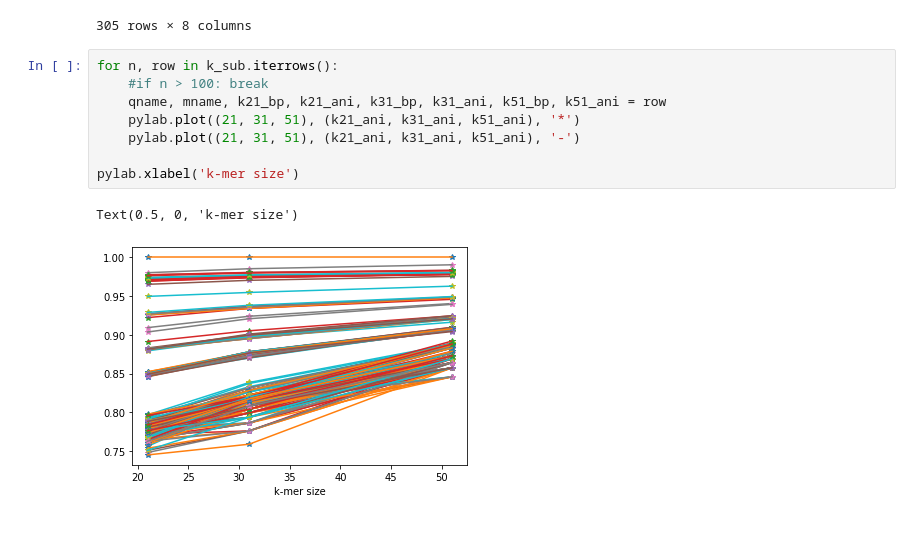
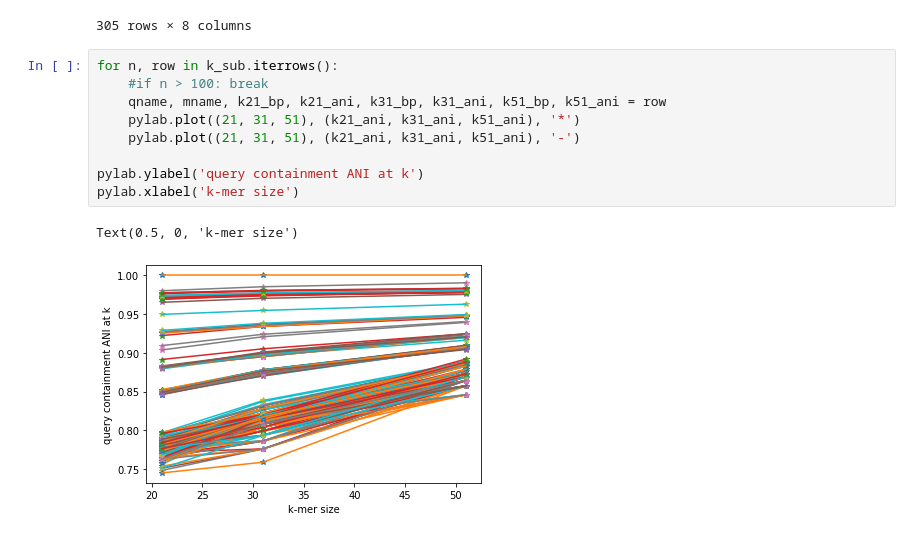
Before and after one commit to ctb/2022-multi-ksize-strain, a Jupyter notebook: multiksize.ipynb, the cells around one changed output. Drawn from its saved outputs; the diff is of its cells as text.

```diff
--- a/multiksize.ipynb
+++ b/multiksize.ipynb
@@ -71,11 +71,12 @@ k_sub
 # %%
 for n, row in k_sub.iterrows():
     #if n > 100: break
     qname, mname, k21_bp, k21_ani, k31_bp, k31_ani, k51_bp, k51_ani = row
     pylab.plot((21, 31, 51), (k21_ani, k31_ani, k51_ani), '*')
     pylab.plot((21, 31, 51), (k21_ani, k31_ani, k51_ani), '-')
 
+pylab.ylabel('query containment ANI at k')
 pylab.xlabel('k-mer size')
 # %% [output]
 Text(0.5, 0, 'k-mer size')
-[figure, old version]
+[figure, new version]
```
